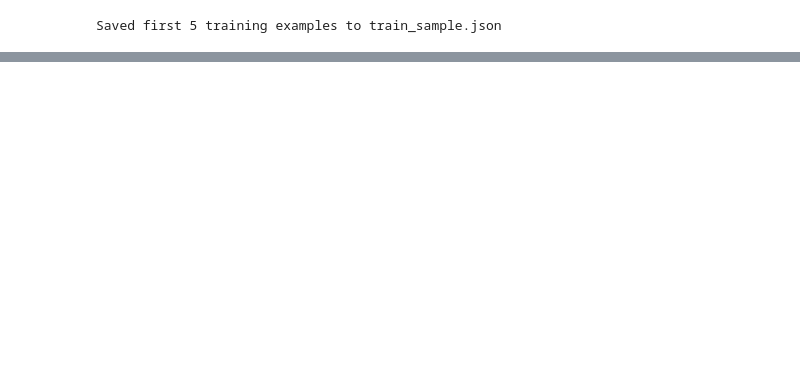
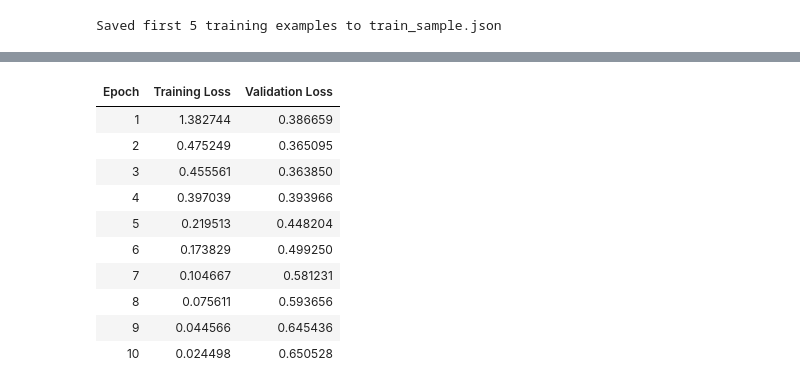
Before and after one commit to FuzzyLogic9/DrosophilAI-at-CLPsych-2026-Shared-Task, a Jupyter notebook: instruction_tuning.ipynb, the cells around one changed output, grey strips where cells are left out. Drawn from its saved outputs; the diff is of its cells as text; code cells hidden in the pictures; blank space fills up the shorter version.

Commit message:
added evaluation strategy

```diff
--- a/instruction_tuning.ipynb
+++ b/instruction_tuning.ipynb
@@ -512,33 +522,42 @@ class ABCDInstructionDataset(Dataset):
 # Note: We'll create the actual dataset after loading the model
 # to avoid loading tokenizer twice
 # %%
+from unsloth import FastLanguageModel
+
 device = get_device()
-hf_token = "hf"
-login(token=hf_token)
+
+# login(token=hf_token)
 
 # ========== STEP 1: Load Data ==========
 print("=" * 60)
 print("STEP 1: Loading Data")
 print("=" * 60)
 
-loader = CLPsychDataLoader('train_tasks12/')
-df = loader.load()
-loader.verify_order()
-loader.get_stats()
-
+train_loader = CLPsychDataLoader('tasks12/', split='train')
+val_loader = CLPsychDataLoader('tasks12/', split='val')
+train_df = train_loader.load()
+print("Training Set Stats")
+val_df = val_loader.load()
+train_loader.verify_order()
+train_loader.get_stats()
+print("\n" + "=" * 60)
+print("Validation Set Stats")
+val_loader.verify_order()
+val_loader.get_stats()
 # ========== STEP 2: Create Instruction Dataset ==========
 print("\n" + "=" * 60)
 print("STEP 2: Creating Instruction Dataset")
 print("=" * 60)
 
-instruction_df = create_instruction_dataset(df)
+train_df = create_instruction_dataset(train_df)
+val_df = create_instruction_dataset(val_df)
 
 # ========== STEP 3: Train/Val Split ==========
 print("\n" + "=" * 60)
 print("STEP 3: Train/Val Split")
 print("=" * 60)
 
-train_df, val_df = timeline_aware_split(instruction_df, test_size=0.15)
+# train_df, val_df = timeline_aware_split(instruction_df, test_size=0.15)
 
 # Convert to list format
 train_data = df_to_training_format(train_df)
@@ -549,7 +568,7 @@ print("\n" + "=" * 60)
 print("STEP 4: Loading Llama-3-8B Model")
 print("=" * 60)
 
-model_name = "meta-llama/Llama-3.1-8B-Instruct"
+model_name = "NousResearch/Meta-Llama-3-8B-Instruct"
 
 # bnb_config = BitsAndBytesConfig(
 #     load_in_4bit=True,
@@ -558,18 +577,21 @@ model_name = "meta-llama/Llama-3.1-8B-Instruct"
 #     bnb_4bit_use_double_quant=True,
 # )
 
+model, tokenizer = FastLanguageModel.from_pretrained(
+    model_name="unsloth/llama-3-8b-Instruct",
+    max_seq_length=1024,
+    dtype=torch.float16,
+    load_in_4bit=True,
+)
+
 # Load tokenizer
-tokenizer = AutoTokenizer.from_pretrained(
-    model_name,
-    token=hf_token,
-)
 tokenizer.pad_token = tokenizer.eos_token
 tokenizer.padding_side = "right"
 
 # Load model WITHOUT BitsAndBytesConfig
-model = AutoModelForCausalLM.from_pretrained("meta-llama/Llama-3.1-8B-Instruct")
+# model = AutoModelForCausalLM.from_pretrained("meta-llama/Meta-Llama-3-8B", load_in_4bit=True)
 model = model.to(device)
-model.config.use_cache = False
+# model.config.use_cache = False
 model.config.pretraining_tp = 1
 
 # ========== STEP 5: Setup LoRA ==========
@@ -624,36 +646,36 @@ print(f"Model device: {next(model.parameters()).device}")
 print(f"Expected: mps")
 
 # Quick speed test
-import time
-device = next(model.parameters()).device
+# import time
+# device = next(model.parameters()).device
 
-x = torch.randn(1000, 1000).to(device)
-start = time.time()
-for _ in range(100):
-    y = x @ x
-if device.type == "mps":
-    torch.mps.synchronize()
-elapsed = time.time() - start
-print(f"GPU matrix multiply (100 iterations): {elapsed:.2f}s")
-print("If > 5s, something is wrong")
-print("="*60 + "\n")
+# x = torch.randn(1000, 1000).to(device)
+# start = time.time()
+# for _ in range(100):
+#     y = x @ x
+# if device.type == "mps":
+#     torch.mps.synchronize()
+# elapsed = time.time() - start
+# print(f"GPU matrix multiply (100 iterations): {elapsed:.2f}s")
+# print("If > 5s, something is wrong")
+# print("="*60 + "\n")
 
 training_args = TrainingArguments(
     output_dir="./llama3-abcd-lora",
-    num_train_epochs=3,
-    per_device_train_batch_size=2,
-    per_device_eval_batch_size=2,
+    num_train_epochs=10,
+    per_device_train_batch_size=4,
+    per_device_eval_batch_size=4,
     gradient_accumulation_steps=4,
-    learning_rate=2e-4,
+    learning_rate=5e-4,
     lr_scheduler_type="cosine",
-    warmup_ratio=0.03,
+    warmup_steps=0.03,  # 3% of total steps
     logging_steps=10,
     save_strategy="epoch",
-    evaluation_strategy="epoch",
+    eval_strategy="epoch",
     bf16=True,
     optim="paged_adamw_8bit",
     max_grad_norm=0.3,
-    group_by_length=True,
+    train_sampling_strategy="sequential",  # Ensure sequential sampling to preserve order
     report_to="none",
     save_total_limit=2,
 )
@@ -709,0 +761,11 @@ KeyboardInterrupt:
+| Epoch | Training Loss | Validation Loss |
+| 1 | 1.382744 | 0.386659 |
+| 2 | 0.475249 | 0.365095 |
+| 3 | 0.455561 | 0.363850 |
+| 4 | 0.397039 | 0.393966 |
+| 5 | 0.219513 | 0.448204 |
+| 6 | 0.173829 | 0.499250 |
+| 7 | 0.104667 | 0.581231 |
+| 8 | 0.075611 | 0.593656 |
+| 9 | 0.044566 | 0.645436 |
+| 10 | 0.024498 | 0.650528 |
```
Also changed, not shown: parts of 7 cells of this notebook, 1 other file.
